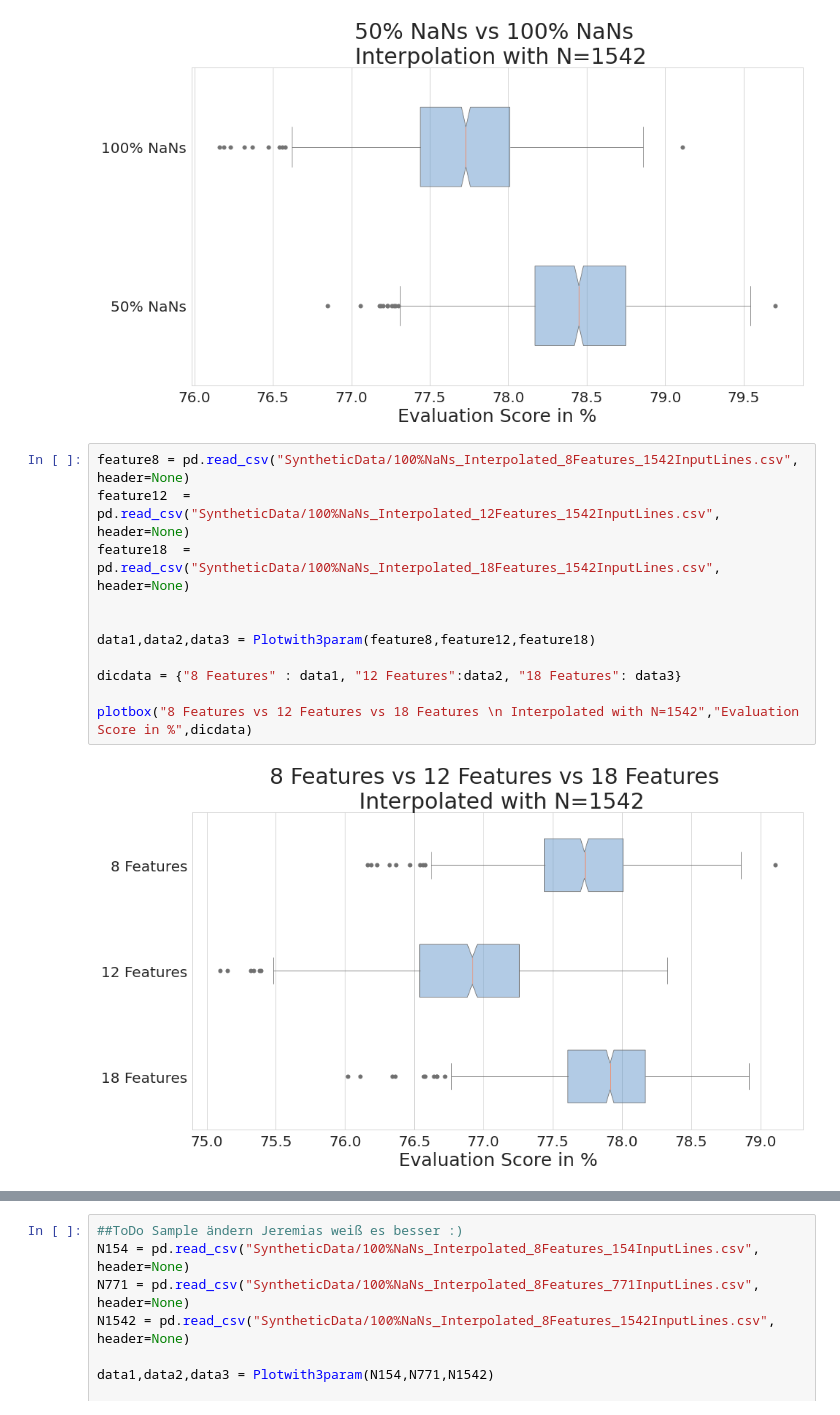
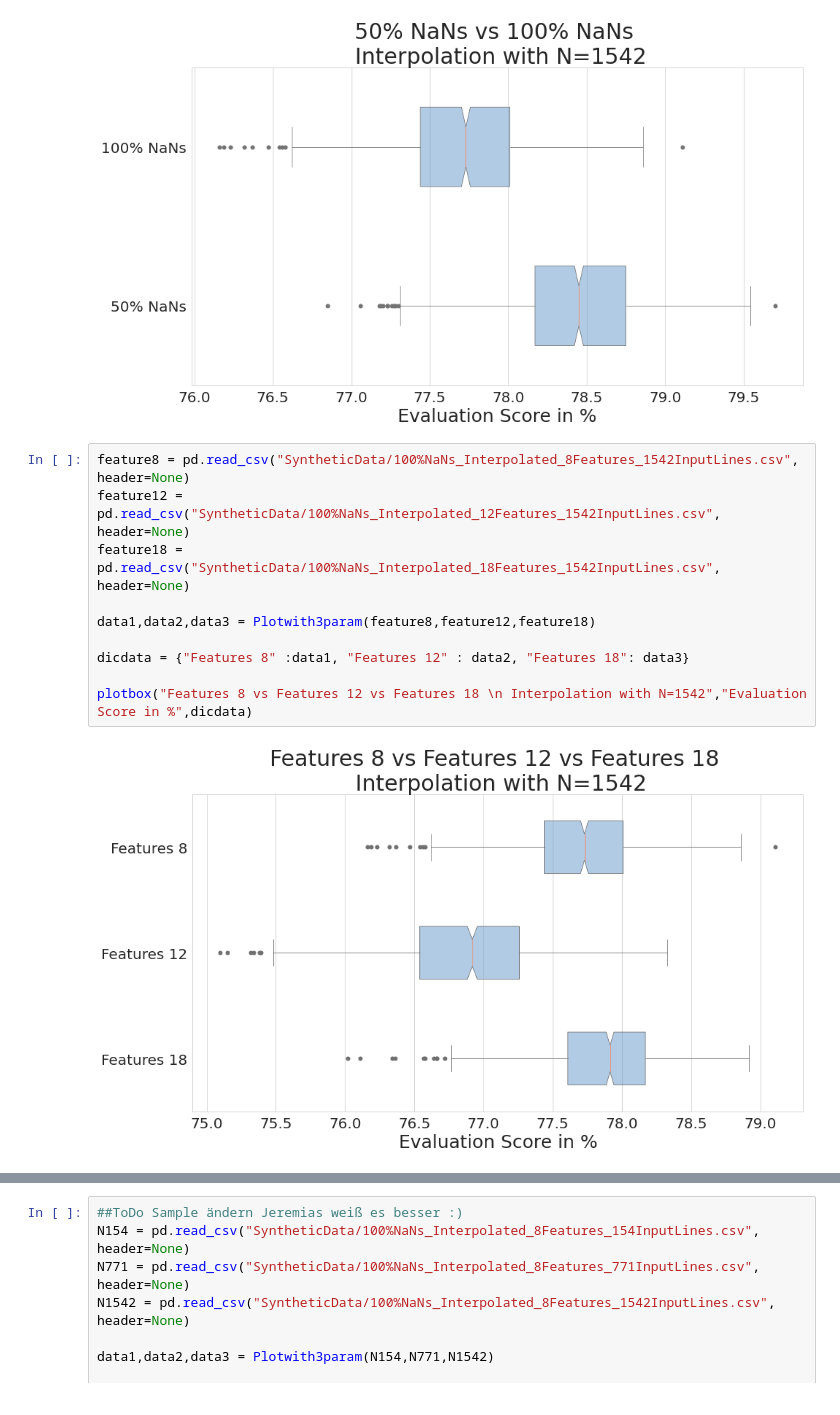
Before and after one commit to dude2033/data_synthesizer, a Jupyter notebook: DataVisualization.ipynb, the cells around one changed output, grey strips where cells are left out. Cells and saved outputs as stored; diff of their text form.

Commit message:
Change some data

```diff
--- a/DataVisualization.ipynb
+++ b/DataVisualization.ipynb
@@ -85,14 +71,13 @@ plotbox("50% NaNs vs 100% NaNs \n Interpolation with N=1542","Evaluation Score i
 [figure]
 # %%
 feature8 = pd.read_csv("SyntheticData/100%NaNs_Interpolated_8Features_1542InputLines.csv", header=None)
-feature12  = pd.read_csv("SyntheticData/100%NaNs_Interpolated_12Features_1542InputLines.csv", header=None)
-feature18  = pd.read_csv("SyntheticData/100%NaNs_Interpolated_18Features_1542InputLines.csv", header=None)
-
+feature12 = pd.read_csv("SyntheticData/100%NaNs_Interpolated_12Features_1542InputLines.csv", header=None)
+feature18 = pd.read_csv("SyntheticData/100%NaNs_Interpolated_18Features_1542InputLines.csv", header=None)
 
 data1,data2,data3 = Plotwith3param(feature8,feature12,feature18)
 
-dicdata = {"8 Features" : data1, "12 Features":data2, "18 Features": data3}
+dicdata = {"Features 8" :data1, "Features 12" : data2, "Features 18": data3}
 
-plotbox("8 Features vs 12 Features vs 18 Features \n Interpolated with N=1542","Evaluation Score in %",dicdata)
+plotbox("Features 8 vs Features 12 vs Features 18 \n Interpolation with N=1542","Evaluation Score in %",dicdata)
 # %% [output]
-[figure, old version]
+[figure, new version]
```
Also changed, not shown: parts of 4 cells of this notebook.
